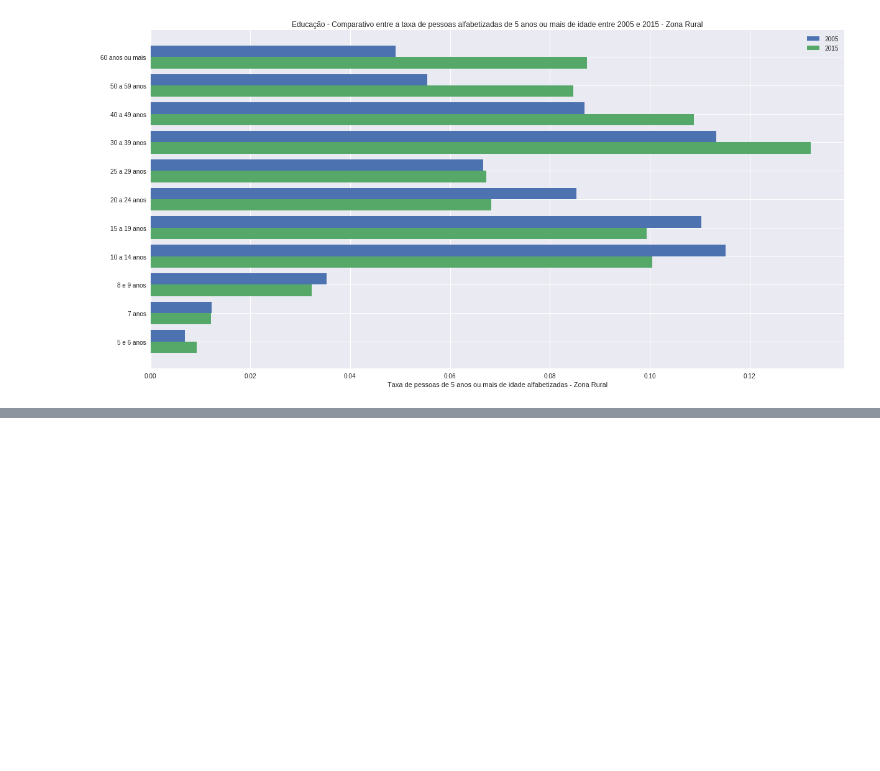
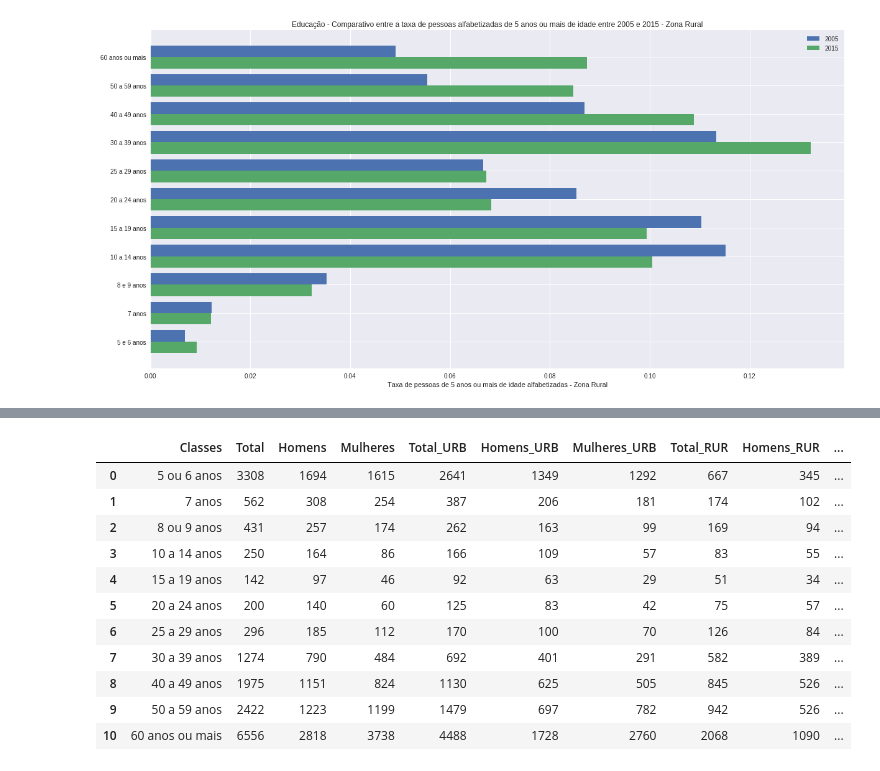
Before and after one commit to tentativafc/fiap, a Jupyter notebook: estatistica/trabalho1/Dados Educacao e Trabalho.ipynb, the cells around one changed output, grey strips where cells are left out. Drawn from its saved outputs; the diff is of its cells as text; code cells hidden in the pictures; blank space fills up the shorter version.

```diff
--- a/estatistica/trabalho1/Dados Educacao e Trabalho.ipynb
+++ b/estatistica/trabalho1/Dados Educacao e Trabalho.ipynb
@@ -207,0 +243,16 @@ plt.show()
+# %%
+df_nao_alfabetizados_2015_df = pd.read_csv('dados_educacao_nao_alfabetizadas_2015.csv', sep=';')
+df_nao_alfabetizados_2015_df.head(100)
+# %% [output]
+|  | Classes | Total | Homens | Mulheres | Total_URB | Homens_URB | Mulheres_URB | Total_RUR | Homens_RUR | ... |
+| 0 | 5 ou 6 anos | 3308 | 1694 | 1615 | 2641 | 1349 | 1292 | 667 | 345 | ... |
+| 1 | 7 anos | 562 | 308 | 254 | 387 | 206 | 181 | 174 | 102 | ... |
+| 2 | 8 ou 9 anos | 431 | 257 | 174 | 262 | 163 | 99 | 169 | 94 | ... |
+| 3 | 10 a 14 anos | 250 | 164 | 86 | 166 | 109 | 57 | 83 | 55 | ... |
+| 4 | 15 a 19 anos | 142 | 97 | 46 | 92 | 63 | 29 | 51 | 34 | ... |
+| 5 | 20 a 24 anos | 200 | 140 | 60 | 125 | 83 | 42 | 75 | 57 | ... |
+| 6 | 25 a 29 anos | 296 | 185 | 112 | 170 | 100 | 70 | 126 | 84 | ... |
+| 7 | 30 a 39 anos | 1274 | 790 | 484 | 692 | 401 | 291 | 582 | 389 | ... |
+| 8 | 40 a 49 anos | 1975 | 1151 | 824 | 1130 | 625 | 505 | 845 | 526 | ... |
+| 9 | 50 a 59 anos | 2422 | 1223 | 1199 | 1479 | 697 | 782 | 942 | 526 | ... |
+| 10 | 60 anos ou mais | 6556 | 2818 | 3738 | 4488 | 1728 | 2760 | 2068 | 1090 | ... |
```
Also changed, not shown: parts of 6 cells of this notebook, 1 other file.
